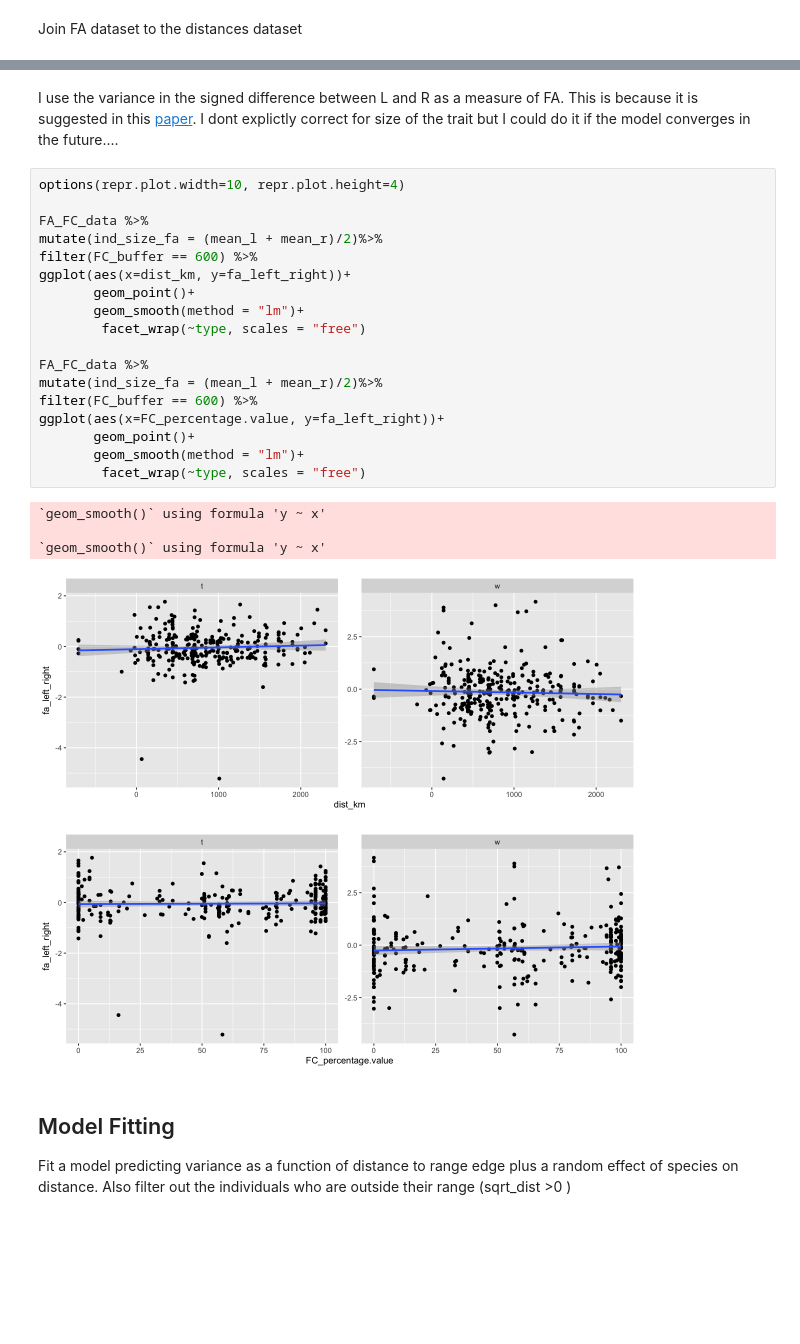
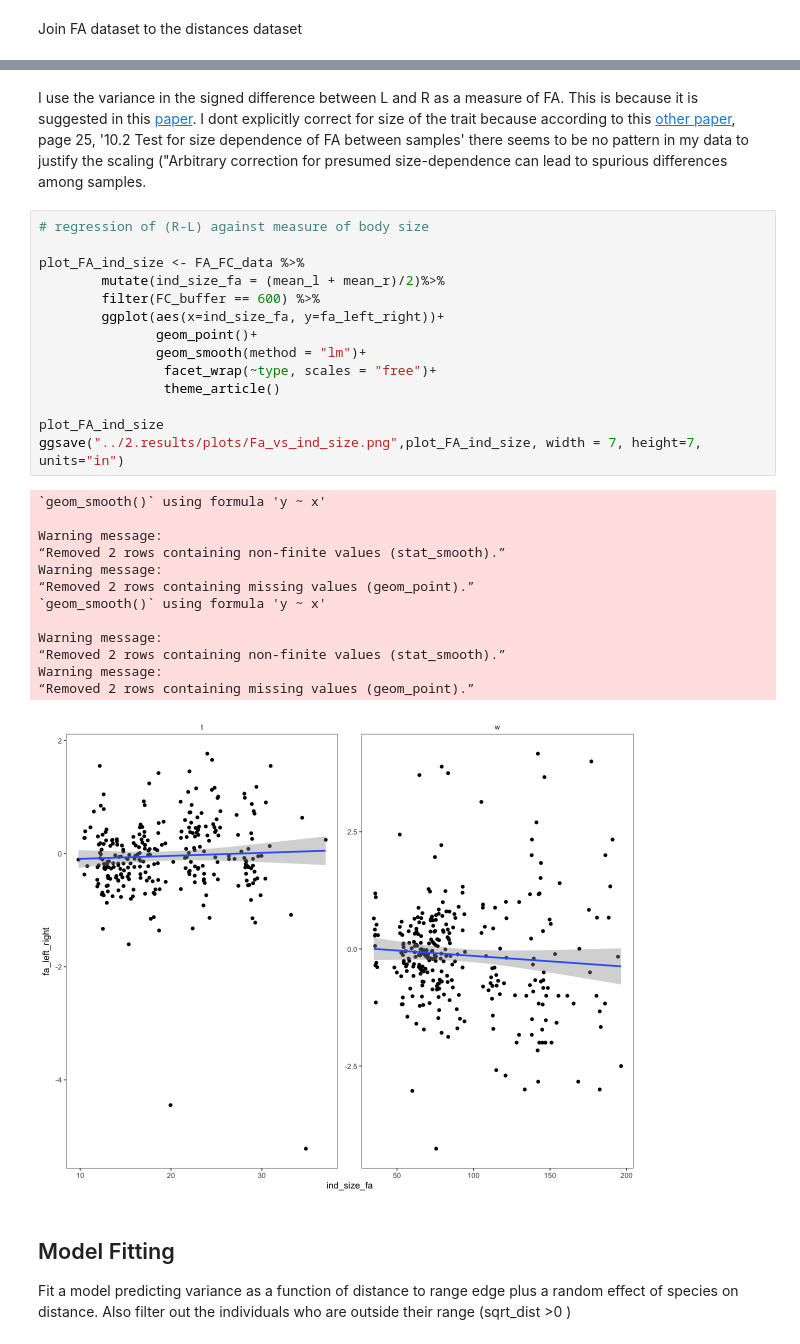
Before and after one commit to FCBT/FA-FGB, a Jupyter notebook: 2.notebook/FA_analysis.ipynb, the cells around one changed output, grey strips where cells are left out. Cells and saved outputs as stored; diff of their text form; blank space fills up the shorter version.

```diff
--- a/2.notebook/FA_analysis.ipynb
+++ b/2.notebook/FA_analysis.ipynb
@@ -177,29 +215,33 @@ Joining, by = c("species", "bird_id", "lon_dd", "lat_dd", "dist_km")
 # %% [markdown]
-I use the variance in the signed difference between L and R as a measure of FA. This is because it is suggested in this [paper](https://resjournals.onlinelibrary.wiley.com/doi/epdf/10.1046/j.1365-2311.2000.00204.x). I dont explictly correct for size of the trait but I could do it if the model converges in the future....
+I use the variance in the signed difference between L and R as a measure of FA. This is because it is suggested in this [paper](https://resjournals.onlinelibrary.wiley.com/doi/epdf/10.1046/j.1365-2311.2000.00204.x). I dont explicitly correct for size of the trait because according to this [other paper](http://www.biology.ualberta.ca/palmer.hp/asym/FA/Primer.pdf), page 25, '10.2 Test for size dependence of FA between samples' there seems to be no pattern in my data to justify the scaling ("Arbitrary correction for presumed size-dependence can lead to spurious differences among samples.
-# %%
-options(repr.plot.width=10, repr.plot.height=4)
-
-FA_FC_data %>%
-mutate(ind_size_fa = (mean_l + mean_r)/2)%>%
-filter(FC_buffer == 600) %>%
-ggplot(aes(x=dist_km, y=fa_left_right))+
-       geom_point()+
-       geom_smooth(method = "lm")+
-        facet_wrap(~type, scales = "free")
-
-FA_FC_data %>%
-mutate(ind_size_fa = (mean_l + mean_r)/2)%>%
-filter(FC_buffer == 600) %>%
-ggplot(aes(x=FC_percentage.value, y=fa_left_right))+
-       geom_point()+
-       geom_smooth(method = "lm")+
-        facet_wrap(~type, scales = "free")
-# %% [output]
-`geom_smooth()` using formula 'y ~ x'
-
-`geom_smooth()` using formula 'y ~ x'
-[figure, removed]
-[figure, removed]
+# %%
+# regression of (R-L) against measure of body size
+
+plot_FA_ind_size <- FA_FC_data %>%
+        mutate(ind_size_fa = (mean_l + mean_r)/2)%>%
+        filter(FC_buffer == 600) %>%
+        ggplot(aes(x=ind_size_fa, y=fa_left_right))+
+               geom_point()+
+               geom_smooth(method = "lm")+
+                facet_wrap(~type, scales = "free")+
+                theme_article()
+
+plot_FA_ind_size
+ggsave("../2.results/plots/Fa_vs_ind_size.png",plot_FA_ind_size, width = 7, height=7, units="in")
+# %% [output]
+`geom_smooth()` using formula 'y ~ x'
+
+Warning message:
+“Removed 2 rows containing non-finite values (stat_smooth).”
+Warning message:
+“Removed 2 rows containing missing values (geom_point).”
+`geom_smooth()` using formula 'y ~ x'
+
+Warning message:
+“Removed 2 rows containing non-finite values (stat_smooth).”
+Warning message:
+“Removed 2 rows containing missing values (geom_point).”
+[figure, added]
 # %% [markdown]
 ## Model Fitting
 
```
Also changed, not shown: parts of 32 cells of this notebook, 3 other files.
